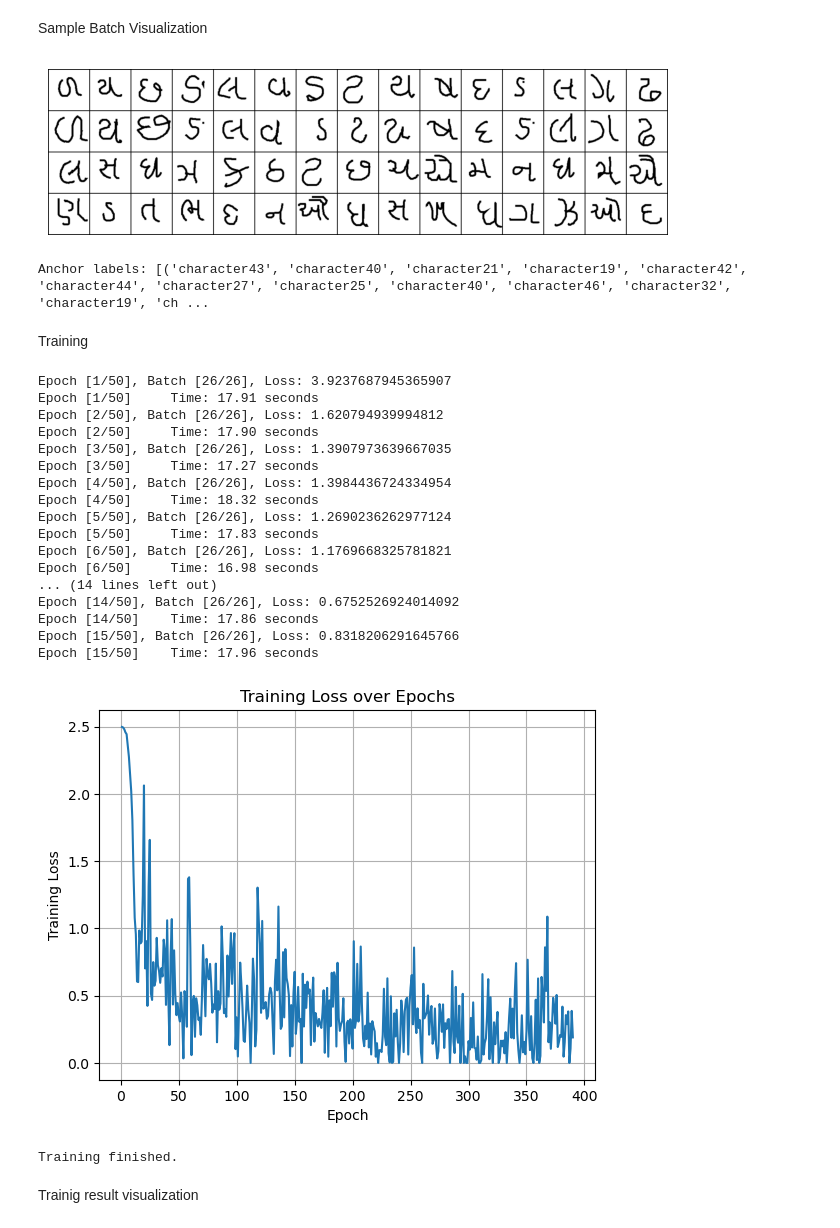
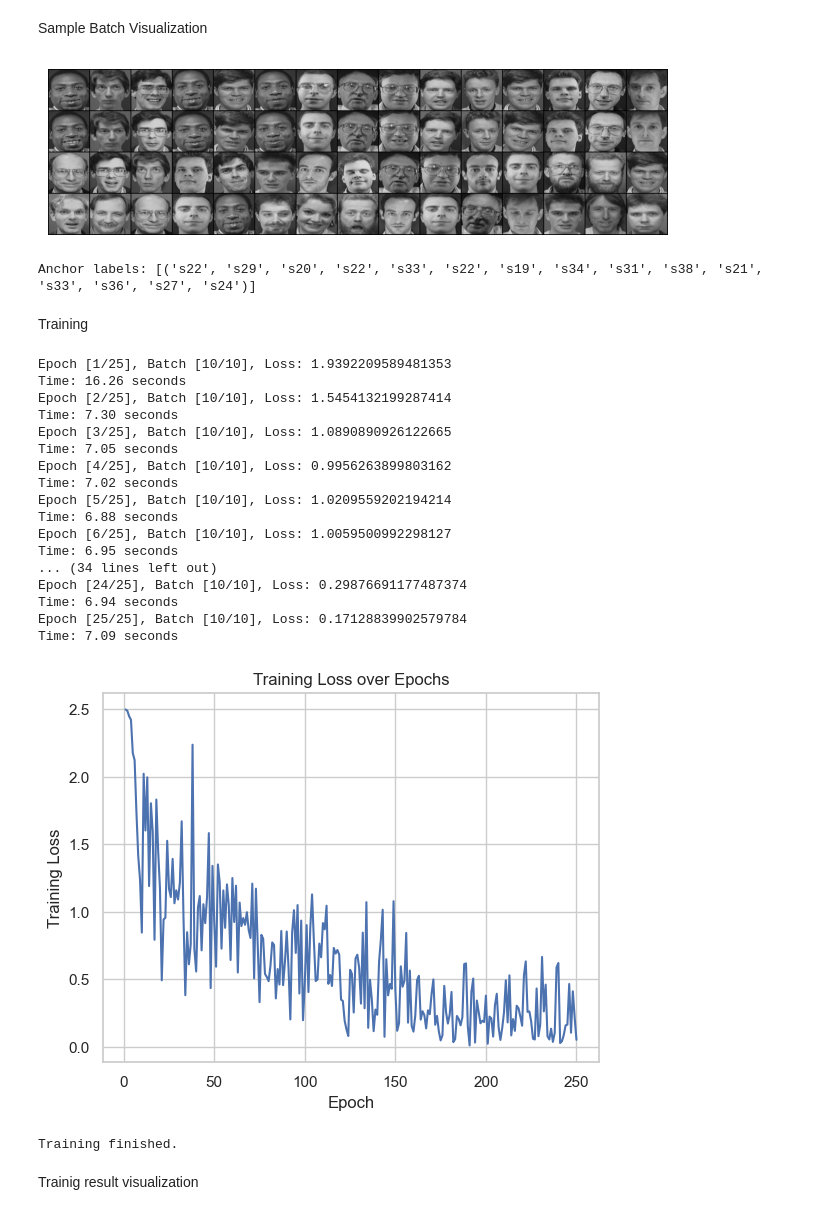
Before and after one commit to PNisargkumar/SiameseNeuralNetwork, a Jupyter notebook: 014_siameseNetwork.ipynb, the cells around one changed output. Drawn from its saved outputs; the diff is of its cells as text; code cells hidden in the pictures.

Commit message:
AT&T dataset 25 epoch results

```diff
--- a/014_siameseNetwork.ipynb
+++ b/014_siameseNetwork.ipynb
@@ -31,7 +30,7 @@ Datasets:
 1. AT&T faces (Modified)
 2. Omniglot(Single language - Gujarati)
 # %%
-dataset = 2
+dataset = 1
 # Load the training dataset
 if dataset == 1:
     folder_dataset_train = datasets.ImageFolder(root=r"data\faces\training")
@@ -43,7 +42,7 @@ elif dataset == 2:
     folder_dataset_test = datasets.ImageFolder(root=r"data\Gujarati\testing/")
     print(f'Dataset: Omniglot(Single language - Gujarati) \n')
 
-d_no_epochs = 50
+d_no_epochs = 25
 d_batch_size = 30
 def1_margin = 2
 def2_margin = 0.5
@@ -235,8 +233,8 @@ concatenated = torch.cat((example_batch[0], example_batch[1], example_batch[2],
 imshow(torchvision.utils.make_grid(concatenated,nrow=15))
 print(f"Anchor labels: {example_batch[4]}")
 # %% [output]
-[figure, old version]
+[figure, new version]
-Anchor labels: [('character43', 'character40', 'character21', 'character19', 'character42', 'character44', 'character27', 'character25', 'character40', 'character46', 'character32', 'character19', 'ch ...
+Anchor labels: [('s22', 's29', 's20', 's22', 's33', 's22', 's19', 's34', 's31', 's38', 's21', 's33', 's36', 's27', 's24')]
 # %%
 # Define the Quadruplet Loss Function
 class QuadrupletLoss(torch.nn.Module):
@@ -252,7 +250,7 @@ class QuadrupletLoss(torch.nn.Module):
         distance_negative = F.pairwise_distance(anchor, negative, keepdim=True)
         distance_edgecase = F.pairwise_distance(negative, edgecase, keepdim= True)
 
-        loss_quadruplet = torch.mean(F.relu((distance_positive - distance_negative + self.margin1)+(distance_positive - distance_edgecase+ self.margin2)))
+        loss_quadruplet = torch.mean(F.relu((distance_positive - distance_negative + self.margin1)+(F.relu(distance_positive - distance_edgecase+ self.margin2))))
 
         return loss_quadruplet
 # %%
@@ -269,7 +267,10 @@ counter = []
 loss_history = []
 iteration_no = 0
 # Training loop
-for epoch in range(15):
+for epoch in range(d_no_epochs):
+    #set the network in training mode
+    net.train()
+
     # Initialize the running loss
     running_loss = 0.0
 
@@ -296,53 +297,53 @@ for epoch in range(15):
         optimizer.step()
 
         # Update the running loss
         running_loss += loss_quadruplet.item()
 
-        # Print the loss every 10 batches
+        # Print the loss every
         if (i + 1) % len(train_dataloader) == 0:
             print(f"Epoch [{epoch+1}/{d_no_epochs}], Batch [{i+1}/{len(train_dataloader)}], Loss: {running_loss / 10}")
             running_loss = 0.0
 
         iteration_no += 1
 
         loss_history.append(loss_quadruplet.item())
         counter.append(iteration_no)
 
     # End of epoch
     # Calculate the epoch running time
     epoch_end_time = time.time()
     epoch_time = epoch_end_time - epoch_start_time
 
     # Print epoch summary
-    print(f"Epoch [{epoch + 1}/{d_no_epochs}] \t Time: {epoch_time:.2f} seconds")
+    print(f"Time: {epoch_time:.2f} seconds")
 
 # Training complete
 plt.plot(counter, loss_history)
 plt.xlabel('Epoch')
 plt.ylabel('Training Loss')
 plt.title('Training Loss over Epochs')
 plt.grid(True)
 plt.show()
 print("Training finished.")
 # %% [output]
-Epoch [1/50], Batch [26/26], Loss: 3.9237687945365907
-Epoch [1/50]     Time: 17.91 seconds
-Epoch [2/50], Batch [26/26], Loss: 1.620794939994812
-Epoch [2/50]     Time: 17.90 seconds
-Epoch [3/50], Batch [26/26], Loss: 1.3907973639667035
-Epoch [3/50]     Time: 17.27 seconds
-Epoch [4/50], Batch [26/26], Loss: 1.3984436724334954
-Epoch [4/50]     Time: 18.32 seconds
-Epoch [5/50], Batch [26/26], Loss: 1.2690236262977124
-Epoch [5/50]     Time: 17.83 seconds
-Epoch [6/50], Batch [26/26], Loss: 1.1769668325781821
-Epoch [6/50]     Time: 16.98 seconds
-... (14 lines left out)
-Epoch [14/50], Batch [26/26], Loss: 0.6752526924014092
-Epoch [14/50]    Time: 17.86 seconds
-Epoch [15/50], Batch [26/26], Loss: 0.8318206291645766
-Epoch [15/50]    Time: 17.96 seconds
+Epoch [1/25], Batch [10/10], Loss: 1.9392209589481353
+Time: 16.26 seconds
+Epoch [2/25], Batch [10/10], Loss: 1.5454132199287414
+Time: 7.30 seconds
+Epoch [3/25], Batch [10/10], Loss: 1.0890890926122665
+Time: 7.05 seconds
+Epoch [4/25], Batch [10/10], Loss: 0.9956263899803162
+Time: 7.02 seconds
+Epoch [5/25], Batch [10/10], Loss: 1.0209559202194214
+Time: 6.88 seconds
+Epoch [6/25], Batch [10/10], Loss: 1.0059500992298127
+Time: 6.95 seconds
+... (34 lines left out)
+Epoch [24/25], Batch [10/10], Loss: 0.29876691177487374
+Time: 6.94 seconds
+Epoch [25/25], Batch [10/10], Loss: 0.17128839902579784
+Time: 7.09 seconds
-[figure, old version]
+[figure, new version]
 Training finished.
 # %% [markdown]
 Trainig result visualization
```
Also changed, not shown: parts of 10 cells of this notebook.
